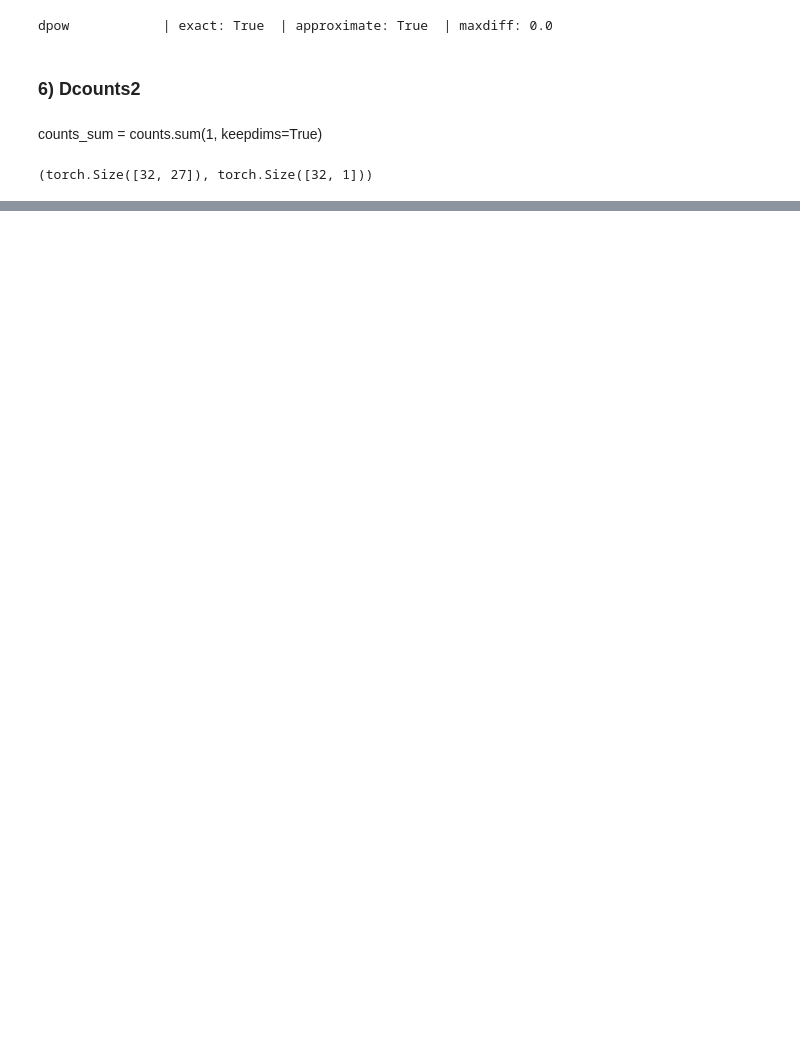
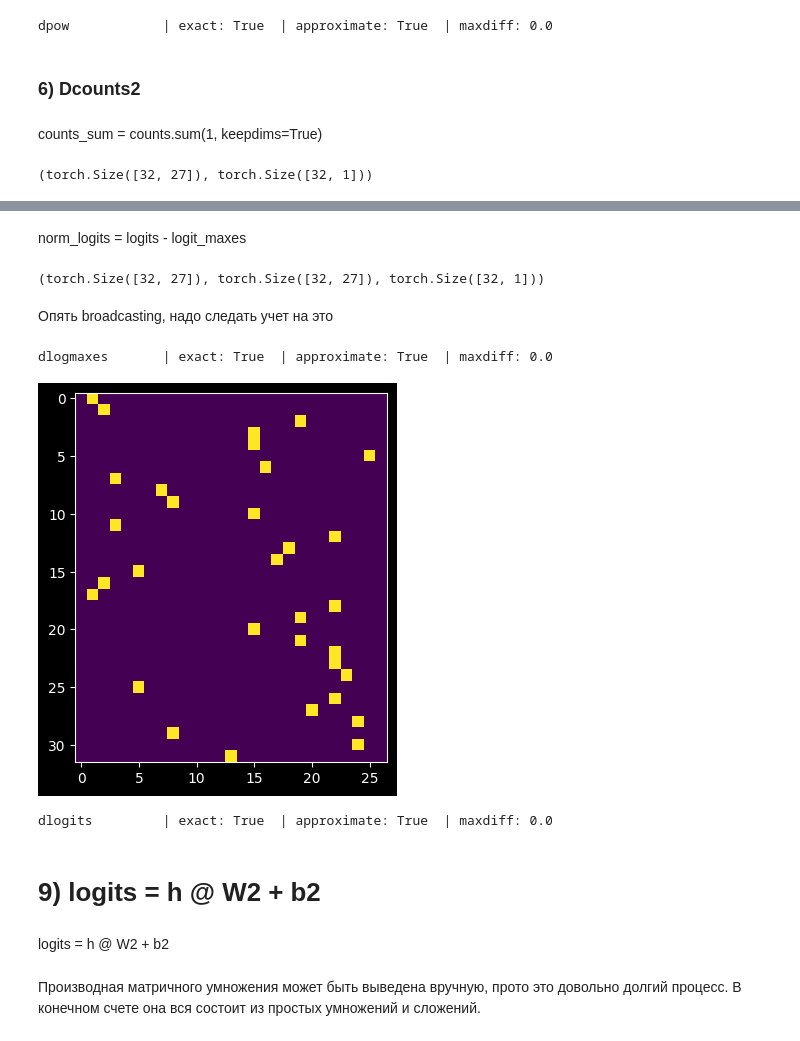
Before and after one commit to GrigoriiMoroz/MakeMore, a Jupyter notebook: 04_BecomingABackpropNinja.ipynb, the cells around one changed output, grey strips where cells are left out. Drawn from its saved outputs; the diff is of its cells as text; code cells hidden in the pictures; blank space fills up the shorter version.

```diff
--- a/04_BecomingABackpropNinja.ipynb
+++ b/04_BecomingABackpropNinja.ipynb
@@ -349,6 +349,6 @@ counts.shape, counts_sum.shape
 # torch.broadcast_to(dcounts, counts.shape)
 # dcounts состоит из двух операций, первую мы посчитали выше, теперь прибавляю к ней результат текущей, и делаю проверку
 
-dcounts += torch.broadcast_to(dcounts, counts.shape)
-dcounts_sum.shape
+dcounts += torch.ones_like(counts) * dcounts_sum
+dcounts.shape
 # %% [output]
@@ -359,0 +366,6 @@ dcounts_sum     | exact: True  | approximate: True  | maxdiff: 0.0
+# %%
+# x - norm_logist
+# prev_deriv = dcounts
+
+# norm_logits.exp() = counts
+dnorm_logits = counts * dcounts # dnorm = norm_logits.exp() * dcounts
@@ -359,0 +382,34 @@ dcounts_sum     | exact: True  | approximate: True  | maxdiff: 0.0
+# %% [markdown]
+norm_logits = logits - logit_maxes
+# %%
+norm_logits.shape, logits.shape, logit_maxes.shape
+# %% [output]
+(torch.Size([32, 27]), torch.Size([32, 27]), torch.Size([32, 1]))
+# %% [markdown]
+Опять broadcasting, надо следать учет на это
+# %%
+# Для dlogits это пока не финальная производная
+dlogits = dnorm_logits.clone()
+dlog_maxes = - dnorm_logits.clone().sum(1, keepdim=True)
+# %%
+cmp('dlogmaxes', dlog_maxes, logit_maxes)
+# %% [output]
+dlogmaxes       | exact: True  | approximate: True  | maxdiff: 0.0
+# %%
+# Найти индексы максимальных значений и оставить их
+plt.imshow(F.one_hot(logits.max(1).indices, num_classes=logits.shape[1]))
+
+# Вторая часть градиента от logits, передать через эти узлы градиент
+dlogits += F.one_hot(logits.max(1).indices, num_classes=logits.shape[1]) * dlog_maxes
+# %% [output]
+[figure, added]
+# %%
+cmp('dlogits', dlogits, logits)
+# %% [output]
+dlogits         | exact: True  | approximate: True  | maxdiff: 0.0
+# %% [markdown]
+# 9) logits = h @ W2 + b2
+# %% [markdown]
+logits = h @ W2 + b2
+# %% [markdown]
+Производная матричного умножения может быть выведена вручную, прото это довольно долгий процесс. В конечном счете она вся состоит из простых умножений и сложений.
```
Also changed, not shown: parts of 34 cells of this notebook, 7 other files.
